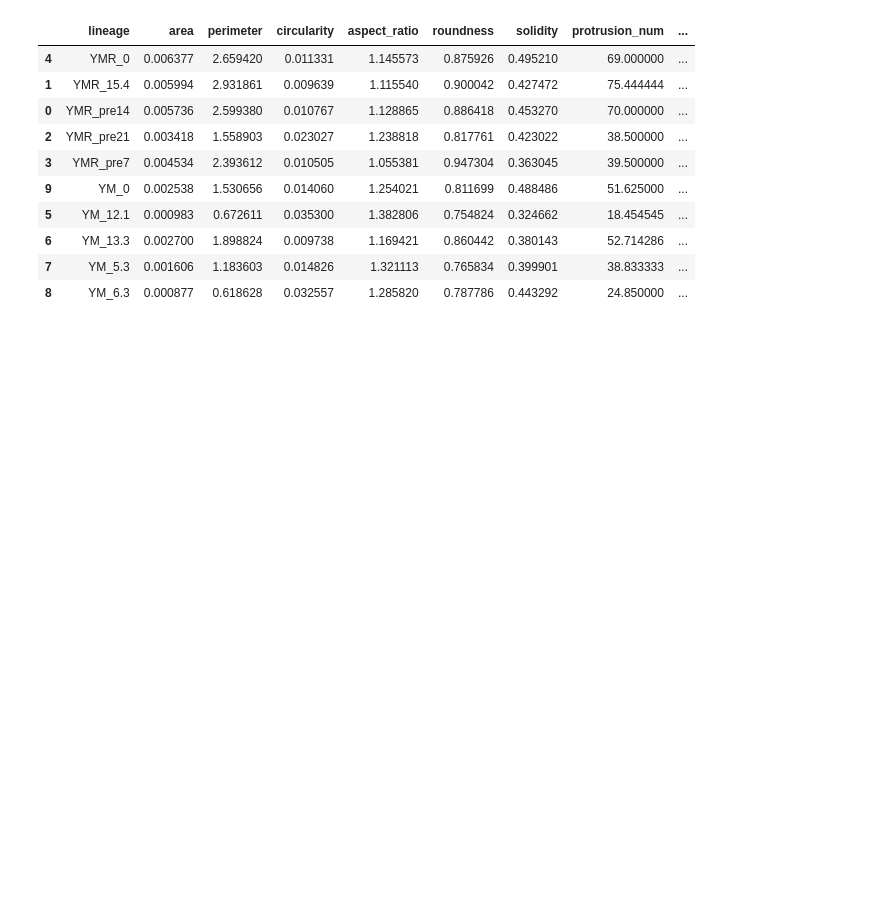
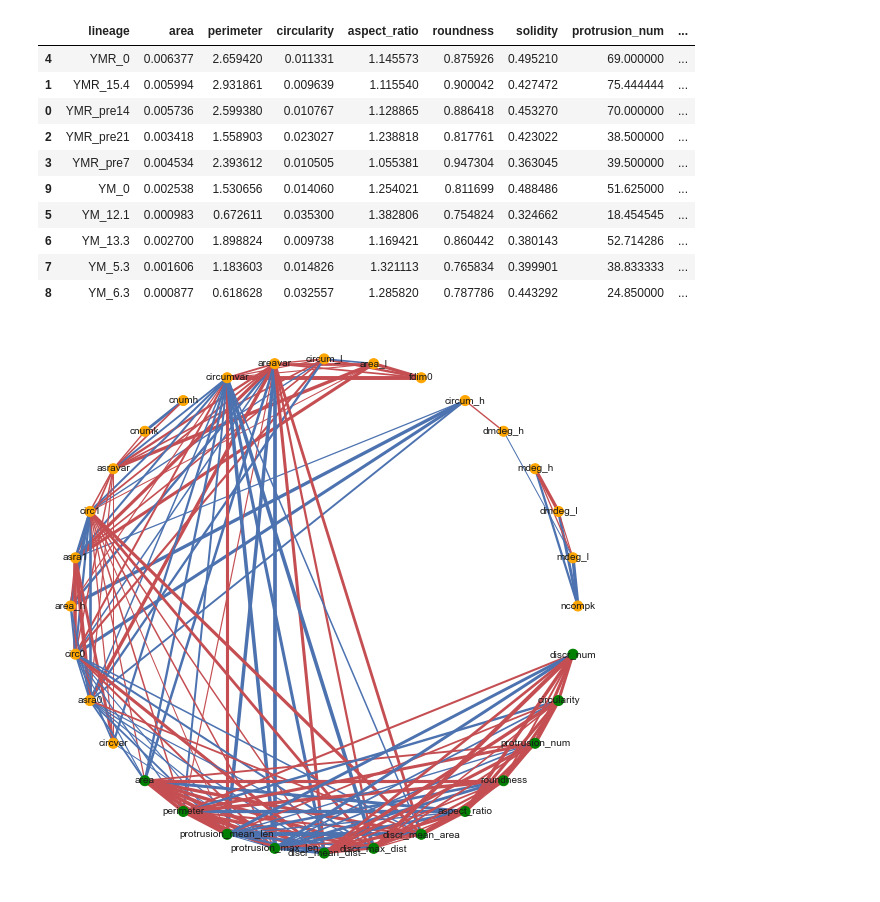
Before and after one commit to trevor-chan/research, a Jupyter notebook: morpho_scripts/Untitled.ipynb, the cells around one changed output. Cells and saved outputs as stored; diff of their text form; code cells hidden in the pictures; blank space fills up the shorter version.

```diff
--- a/morpho_scripts/Untitled.ipynb
+++ b/morpho_scripts/Untitled.ipynb
@@ -1283,3 +1417,43 @@ df_3d.sort_values('lineage',axis = 0)
 | 6 | YM_13.3 | 0.002700 | 1.898824 | 0.009738 | 1.169421 | 0.860442 | 0.380143 | 52.714286 | ... |
 | 7 | YM_5.3 | 0.001606 | 1.183603 | 0.014826 | 1.321113 | 0.765834 | 0.399901 | 38.833333 | ... |
 | 8 | YM_6.3 | 0.000877 | 0.618628 | 0.032557 | 1.285820 | 0.787786 | 0.443292 | 24.850000 | ... |
+# %%
+import networkx as nx
+plt.subplots(figsize=(10,10))
+
+corr = combineddf.corr()
+
+links = corr.stack().reset_index()
+links.columns = ['var1', 'var2', 'value']
+
+# Keep only correlation over a threshold and remove self correlation (cor(A,A)=1)
+links_filtered=links.loc[ (abs(links['value']) > 0.7) & (links['var1'] != links['var2']) ]
+
+links_filtered = links_filtered.drop_duplicates(subset=['value'])
+
+# Build your graph
+G=nx.from_pandas_edgelist(links_filtered, 'var1', 'var2')
+
+
+#label colors and edges
+vars = ['ncompk', 'mdeg_l', 'dmdeg_l', 'mdeg_h', 'dmdeg_h',
+        'circum_h', 'fdim0', 'area_l', 'circum_l', 'areavar',
+        'circumvar', 'cnumh', 'cnumk', 'asravar', 'circ1', 'asra1',
+        'area_h', 'circ0', 'asra0', 'circvar', 'area', 'perimeter',
+        'protrusion_mean_len', 'protrusion_max_len', 'discr_mean_dist',
+        'discr_max_dist', 'discr_mean_area', 'aspect_ratio', 'roundness',
+        'protrusion_num', 'circularity', 'discr_num']
+
+colors = []
+for i in range(20):
+    colors.append('orange')
+for i in range(12):
+    colors.append('green')
+
+edgecmap = ['r' if float(value[2]) > 0 else 'b' for value in links_filtered.to_numpy()]
+edgewmap = [(abs(float(value[2]))-.6)*10 for value in links_filtered.to_numpy()]
+
+# Plot the network:
+nx.draw_shell(G, with_labels=True, node_color=colors, node_size=100, edge_color=edgecmap, width=edgewmap, font_size=10, )
+# %% [output]
+[figure, added]
```
Also changed, not shown: parts of 11 cells of this notebook.
